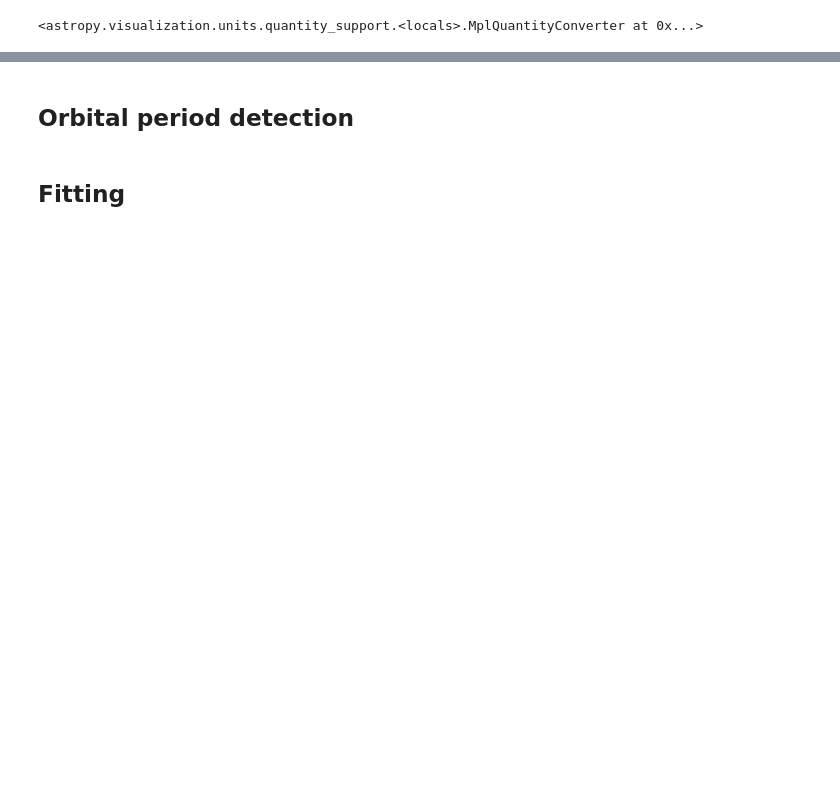
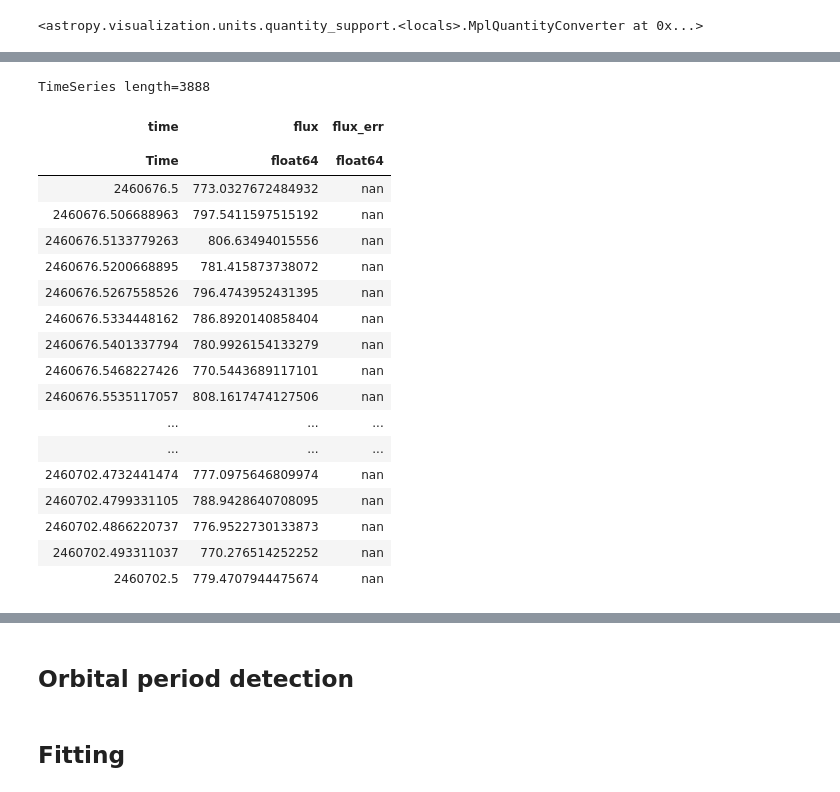
Before and after one commit to COBALT-lensing/py-self-lensing, a Jupyter notebook: demo.ipynb, the cells around one changed output, grey strips where cells are left out. Cells and saved outputs as stored; diff of their text form; code cells hidden in the pictures; blank space fills up the shorter version.

```diff
--- a/demo.ipynb
+++ b/demo.ipynb
@@ -101,0 +136,27 @@ Quantity['length'](5., unit='AU') Quantity['mass'](10., unit='solMass') Quantity
+# %%
+from astropy.table import Table
+from astropy.timeseries import TimeSeries
+
+t = TimeSeries.read('lc.fits.gz', astropy_native=True)
+t
+# %% [output]
+TimeSeries length=3888
+| time | flux | flux_err |
+|  |  |  |
+| Time | float64 | float64 |
+| 2460676.5 | 773.0327672484932 | nan |
+| 2460676.506688963 | 797.5411597515192 | nan |
+| 2460676.5133779263 | 806.63494015556 | nan |
+| 2460676.5200668895 | 781.415873738072 | nan |
+| 2460676.5267558526 | 796.4743952431395 | nan |
+| 2460676.5334448162 | 786.8920140858404 | nan |
+| 2460676.5401337794 | 780.9926154133279 | nan |
+| 2460676.5468227426 | 770.5443689117101 | nan |
+| 2460676.5535117057 | 808.1617474127506 | nan |
+| ... | ... | ... |
+| ... | ... | ... |
+| 2460702.4732441474 | 777.0975646809974 | nan |
+| 2460702.4799331105 | 788.9428640708095 | nan |
+| 2460702.4866220737 | 776.9522730133873 | nan |
+| 2460702.493311037 | 770.276514252252 | nan |
+| 2460702.5 | 779.4707944475674 | nan |
```
Also changed, not shown: parts of 14 cells of this notebook.
